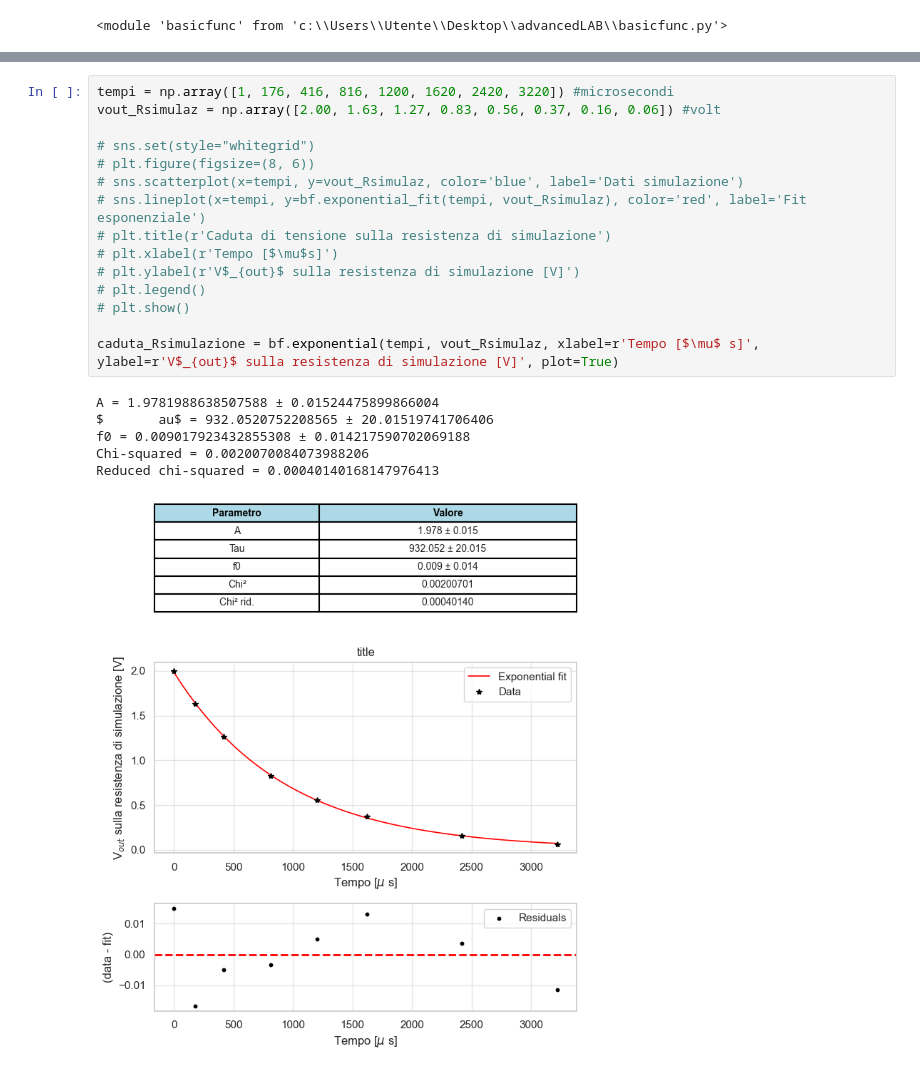
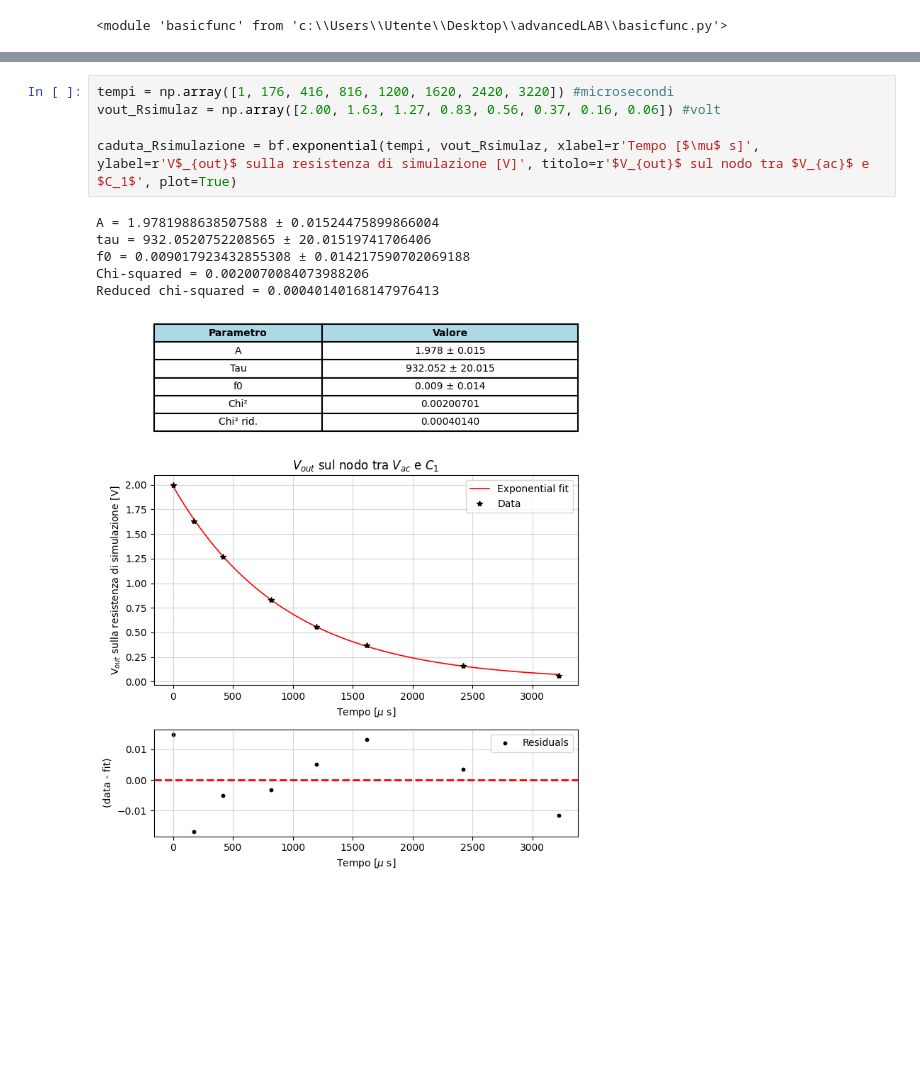
Before and after one commit to b3n3d3tt4/ultrasound, a Jupyter notebook: analisi_catena.ipynb, the cells around one changed output, grey strips where cells are left out. Cells and saved outputs as stored; diff of their text form; blank space fills up the shorter version.

```diff
--- a/analisi_catena.ipynb
+++ b/analisi_catena.ipynb
@@ -37,22 +28,12 @@ Chi² ridotto = 0.0043
 # %%
 tempi = np.array([1, 176, 416, 816, 1200, 1620, 2420, 3220]) #microsecondi
 vout_Rsimulaz = np.array([2.00, 1.63, 1.27, 0.83, 0.56, 0.37, 0.16, 0.06]) #volt
 
-# sns.set(style="whitegrid")
-# plt.figure(figsize=(8, 6))
-# sns.scatterplot(x=tempi, y=vout_Rsimulaz, color='blue', label='Dati simulazione')
-# sns.lineplot(x=tempi, y=bf.exponential_fit(tempi, vout_Rsimulaz), color='red', label='Fit esponenziale')
-# plt.title(r'Caduta di tensione sulla resistenza di simulazione')
-# plt.xlabel(r'Tempo [$\mu$s]')
-# plt.ylabel(r'V$_{out}$ sulla resistenza di simulazione [V]')
-# plt.legend()
-# plt.show()
-
-caduta_Rsimulazione = bf.exponential(tempi, vout_Rsimulaz, xlabel=r'Tempo [$\mu$ s]', ylabel=r'V$_{out}$ sulla resistenza di simulazione [V]', plot=True)
+caduta_Rsimulazione = bf.exponential(tempi, vout_Rsimulaz, xlabel=r'Tempo [$\mu$ s]', ylabel=r'V$_{out}$ sulla resistenza di simulazione [V]', titolo=r'$V_{out}$ sul nodo tra $V_{ac}$ e $C_1$', plot=True)
 # %% [output]
 A = 1.9781988638507588 ± 0.01524475899866004
-$       au$ = 932.0520752208565 ± 20.01519741706406
+tau = 932.0520752208565 ± 20.01519741706406
 f0 = 0.009017923432855308 ± 0.014217590702069188
 Chi-squared = 0.0020070084073988206
 Reduced chi-squared = 0.00040140168147976413
-[figure, old version]
+[figure, new version]
```
Also changed, not shown: parts of 3 cells of this notebook, 3 other files.
